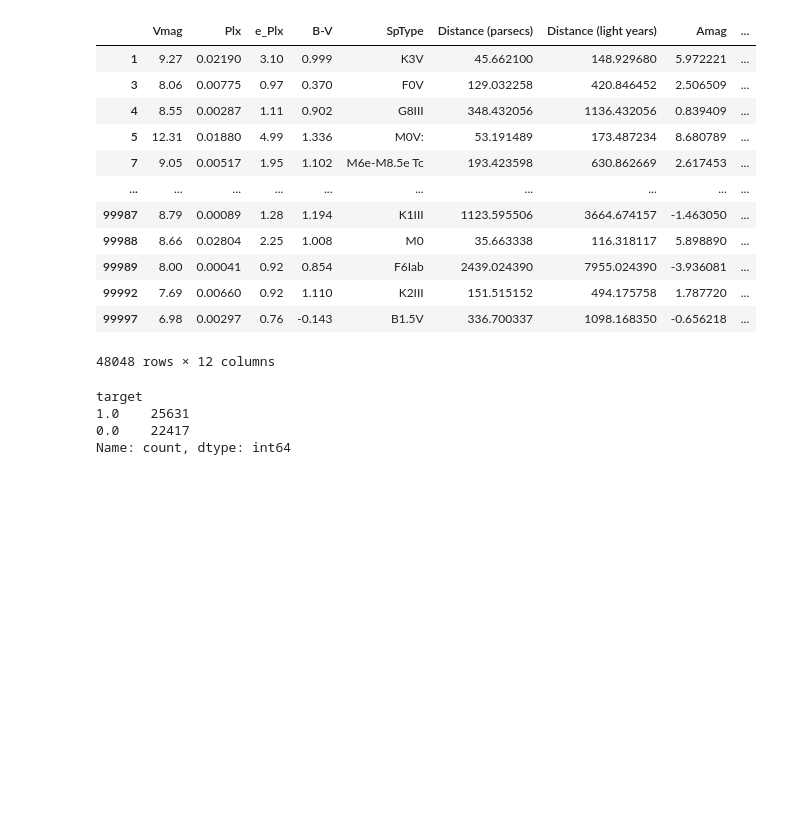
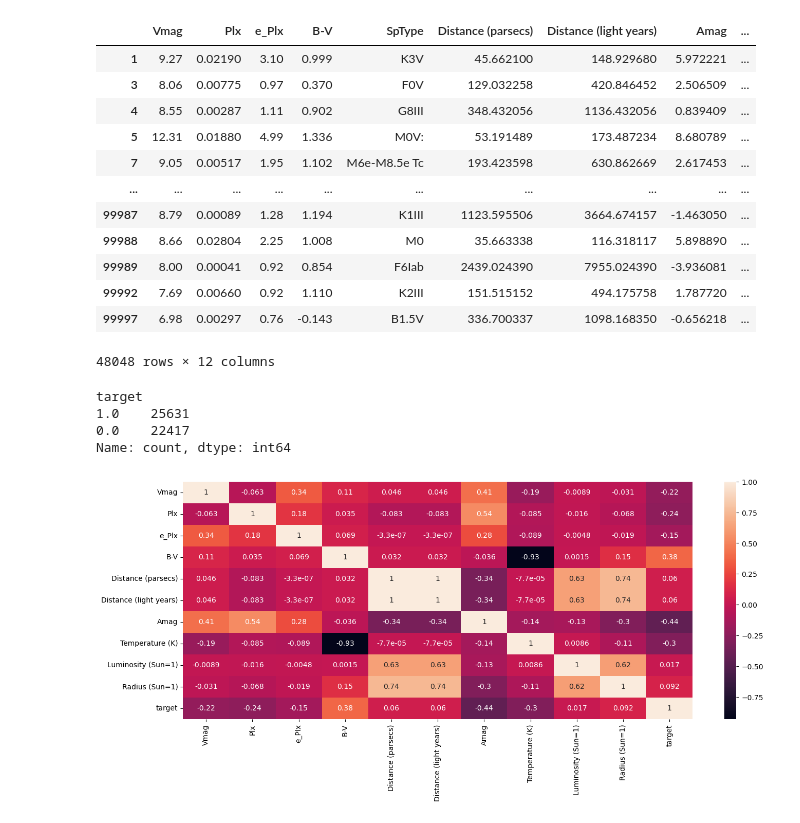
Before and after one commit to pxv6460/project-2-, a Jupyter notebook: code/preprocessing.ipynb, the cells around one changed output. Drawn from its saved outputs; the diff is of its cells as text; code cells hidden in the pictures; blank space fills up the shorter version.

Commit message:
Corr heatmap

```diff
--- a/code/preprocessing.ipynb
+++ b/code/preprocessing.ipynb
@@ -150,3 +152,10 @@ target
 Name: count, dtype: int64
 # %%
 df.to_csv("../Res/preporcessed.csv", index=False)
+# %%
+numerical_df = df.drop(columns="SpType")
+# %%
+plt.figure(figsize=(16, 6))
+heatmap = sns.heatmap(numerical_df.corr(), annot=True)
+# %% [output]
+[figure, added]
```
Also changed, not shown: parts of 1 cell of this notebook.
